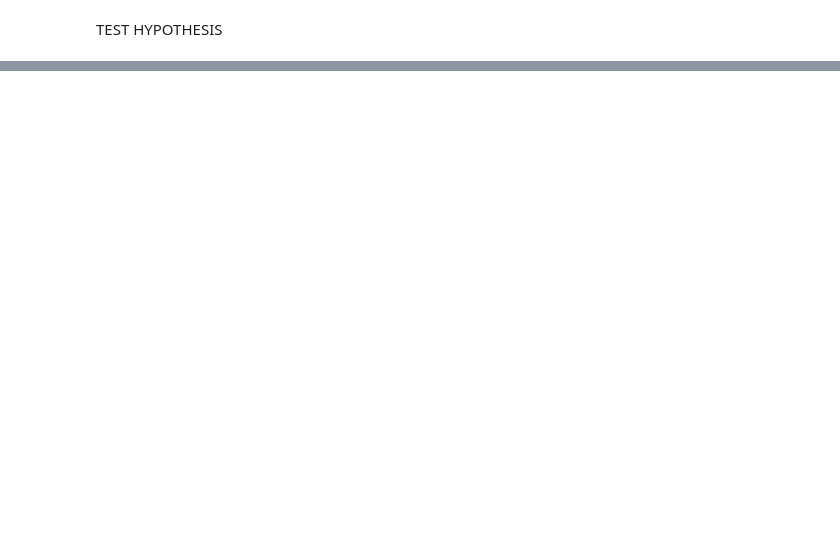
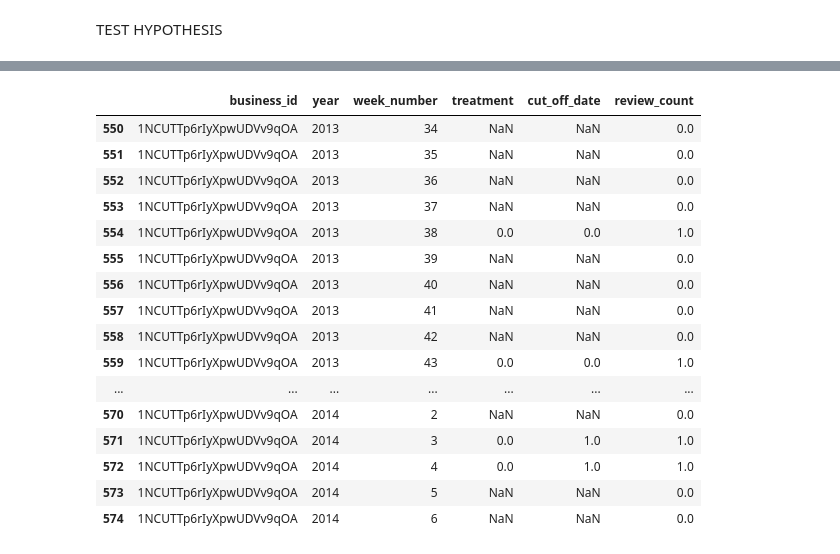
Before and after one commit to marcotoccoli/master_thesis_all, a Jupyter notebook: Dfference_in_Difference.ipynb, the cells around one changed output, grey strips where cells are left out. Saved outputs shown, nothing was run; the diff lists cells and outputs as text; code cells hidden in the pictures; blank space fills up the shorter version.

```diff
--- a/Dfference_in_Difference.ipynb
+++ b/Dfference_in_Difference.ipynb
@@ -454,0 +485,63 @@ TEST HYPOTHESIS
+# %%
+# Define the target week and range around it
+target_week = 46
+weeks_range = weeks
+
+# Extract unique business IDs and the range of years in your dataset
+business_ids = review_counts_by_week['business_id'].unique()
+years = range(review_counts_by_week['year'].min(), review_counts_by_week['year'].max() + 1)
+
+# Helper function to adjust weeks and years for the specified range around week 46
+def generate_weeks_years(business_ids, years, target_week, weeks_range):
+    week_year_combinations = []
+    for business_id in business_ids:
+        for year in years:
+            for w in range(-weeks_range, weeks_range + 1):
+                adjusted_week = target_week + w
+                adjusted_year = year
+
+                # Adjust for year transition
+                if adjusted_week > 52:
+                    adjusted_week -= 52
+                    adjusted_year += 1
+                elif adjusted_week < 1:
+                    adjusted_week += 52
+                    adjusted_year -= 1
+
+                week_year_combinations.append((business_id, adjusted_year, adjusted_week))
+
+    return week_year_combinations
+
+# Generate the corrected dataset
+week_year_combinations = generate_weeks_years(business_ids, years, target_week, weeks_range)
+temporal_df = pd.DataFrame(week_year_combinations, columns=['business_id', 'year', 'week_number'])
+
+# Merge the corrected temporal dataset with your original dataset
+hyp_1_full_weeks = pd.merge(temporal_df, review_counts_by_week, on=['business_id', 'year', 'week_number'], how='left')
+
+# Fill missing review counts with zeros
+hyp_1_full_weeks['review_count'] = hyp_1_full_weeks['review_count'].fillna(0)
+
+hyp_1_full_weeks = hyp_1_full_weeks[(hyp_1_full_weeks['year'] < 2014) | ((hyp_1_full_weeks['year'] == 2014) & (hyp_1_full_weeks['week_number'] <= 6))]
+
+
+
+hyp_1_full_weeks[hyp_1_full_weeks['business_id'] == '1NCUTTp6rIyXpwUDVv9qOA']
+# %% [output]
+|  | business_id | year | week_number | treatment | cut_off_date | review_count |
+| 550 | 1NCUTTp6rIyXpwUDVv9qOA | 2013 | 34 | NaN | NaN | 0.0 |
+| 551 | 1NCUTTp6rIyXpwUDVv9qOA | 2013 | 35 | NaN | NaN | 0.0 |
+| 552 | 1NCUTTp6rIyXpwUDVv9qOA | 2013 | 36 | NaN | NaN | 0.0 |
+| 553 | 1NCUTTp6rIyXpwUDVv9qOA | 2013 | 37 | NaN | NaN | 0.0 |
+| 554 | 1NCUTTp6rIyXpwUDVv9qOA | 2013 | 38 | 0.0 | 0.0 | 1.0 |
+| 555 | 1NCUTTp6rIyXpwUDVv9qOA | 2013 | 39 | NaN | NaN | 0.0 |
+| 556 | 1NCUTTp6rIyXpwUDVv9qOA | 2013 | 40 | NaN | NaN | 0.0 |
+| 557 | 1NCUTTp6rIyXpwUDVv9qOA | 2013 | 41 | NaN | NaN | 0.0 |
+| 558 | 1NCUTTp6rIyXpwUDVv9qOA | 2013 | 42 | NaN | NaN | 0.0 |
+| 559 | 1NCUTTp6rIyXpwUDVv9qOA | 2013 | 43 | 0.0 | 0.0 | 1.0 |
+| ... | ... | ... | ... | ... | ... | ... |
+| 570 | 1NCUTTp6rIyXpwUDVv9qOA | 2014 | 2 | NaN | NaN | 0.0 |
+| 571 | 1NCUTTp6rIyXpwUDVv9qOA | 2014 | 3 | 0.0 | 1.0 | 1.0 |
+| 572 | 1NCUTTp6rIyXpwUDVv9qOA | 2014 | 4 | 0.0 | 1.0 | 1.0 |
+| 573 | 1NCUTTp6rIyXpwUDVv9qOA | 2014 | 5 | NaN | NaN | 0.0 |
+| 574 | 1NCUTTp6rIyXpwUDVv9qOA | 2014 | 6 | NaN | NaN | 0.0 |
```
Also changed, not shown: parts of 20 cells of this notebook.
